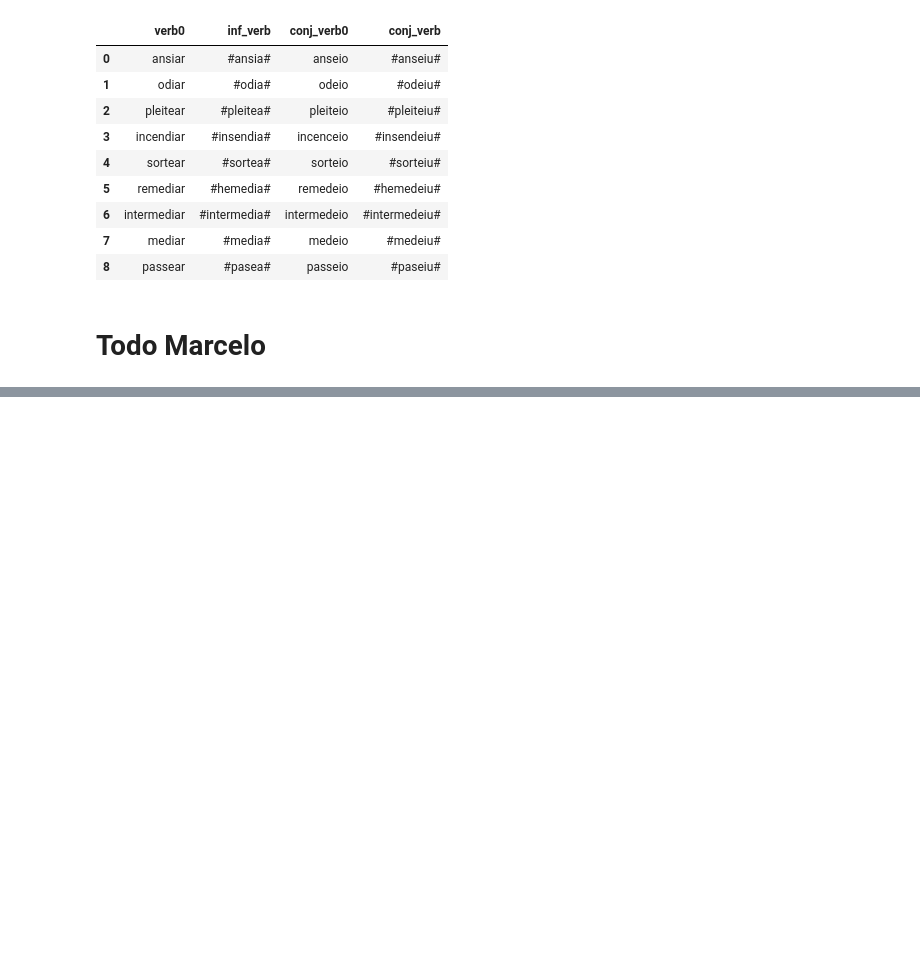
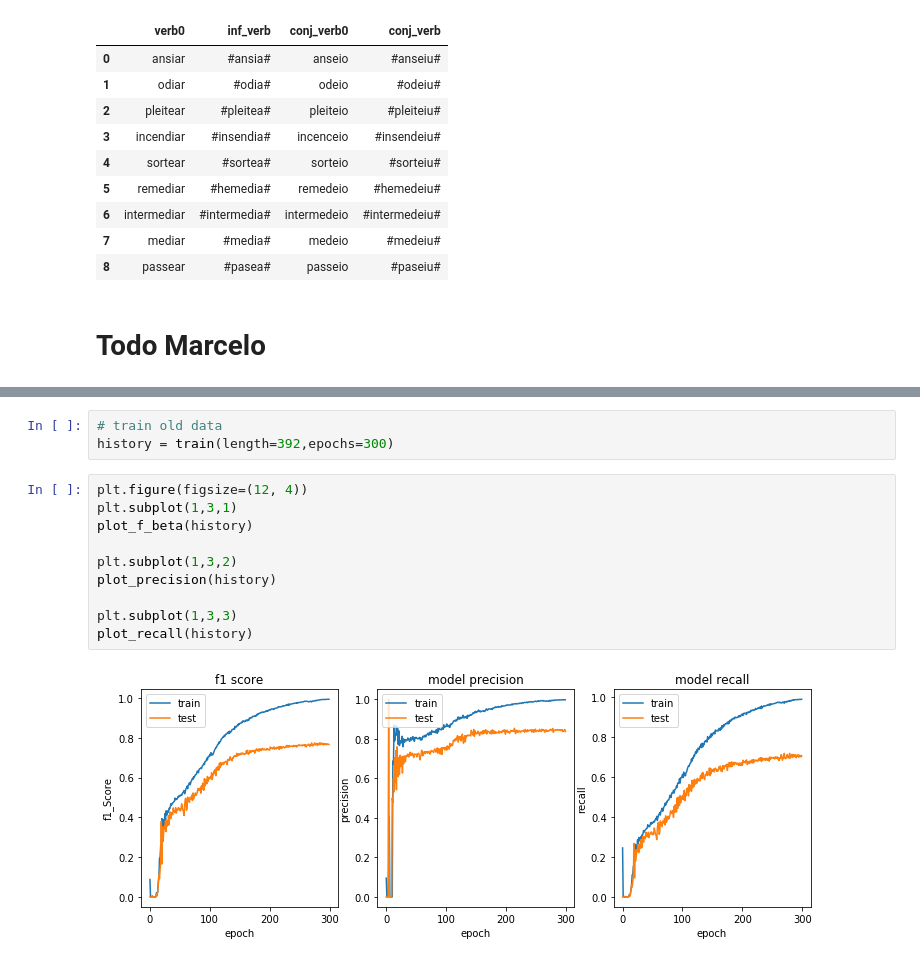
Before and after one commit to beatrizalbiero/MsResearch, a Jupyter notebook: input_features.ipynb, the cells around one changed output, grey strips where cells are left out. Saved outputs shown, nothing was run; the diff lists cells and outputs as text; blank space fills up the shorter version.

```diff
--- a/input_features.ipynb
+++ b/input_features.ipynb
@@ -793,0 +844,15 @@ revel
+# %%
+# train old data
+history = train(length=392,epochs=300)
+# %%
+plt.figure(figsize=(12, 4))
+plt.subplot(1,3,1)
+plot_f_beta(history)
+
+plt.subplot(1,3,2)
+plot_precision(history)
+
+plt.subplot(1,3,3)
+plot_recall(history)
+# %% [output]
+[figure, added]
```
Also changed, not shown: parts of 42 cells of this notebook, 11 other files.
